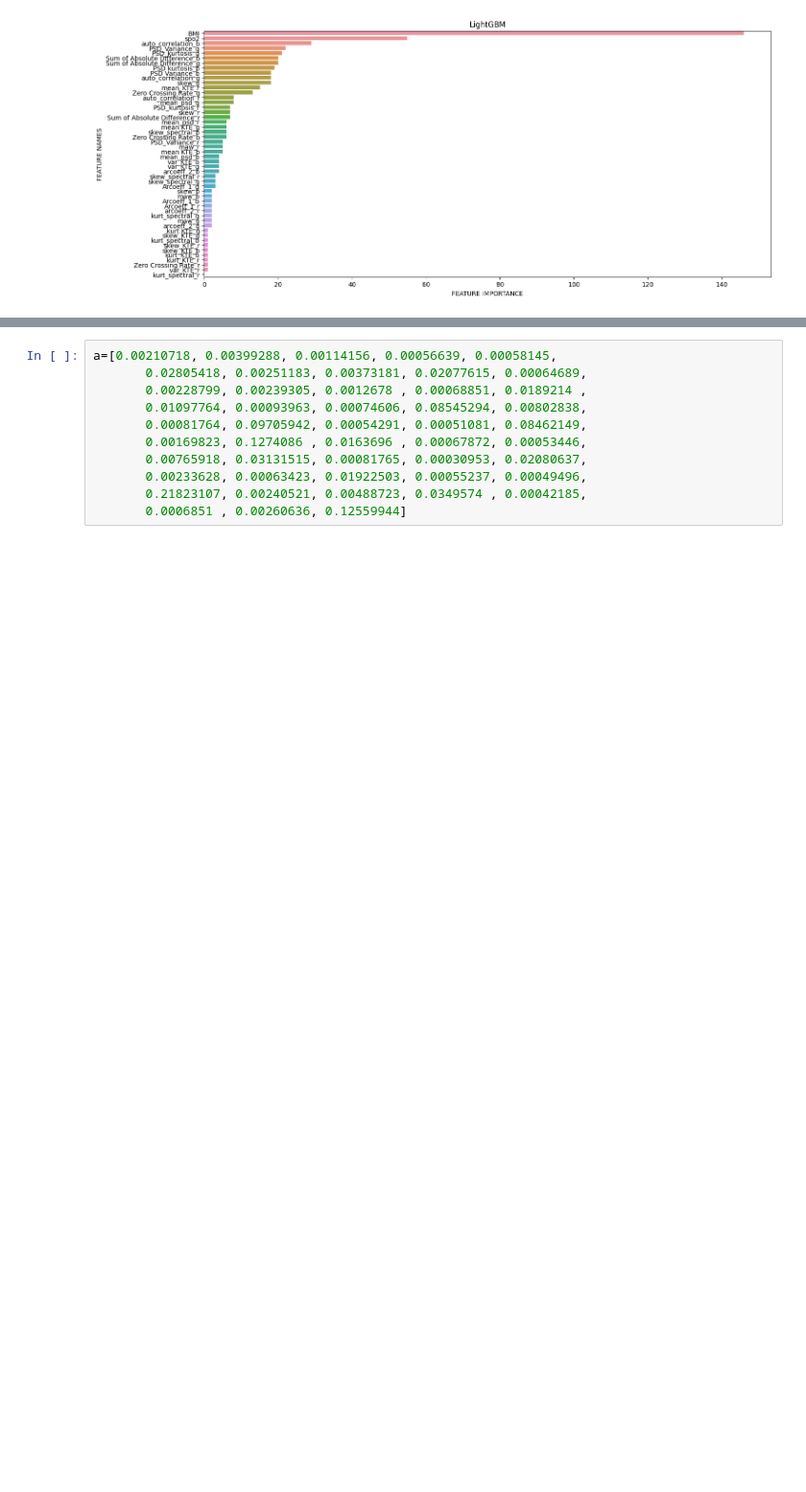
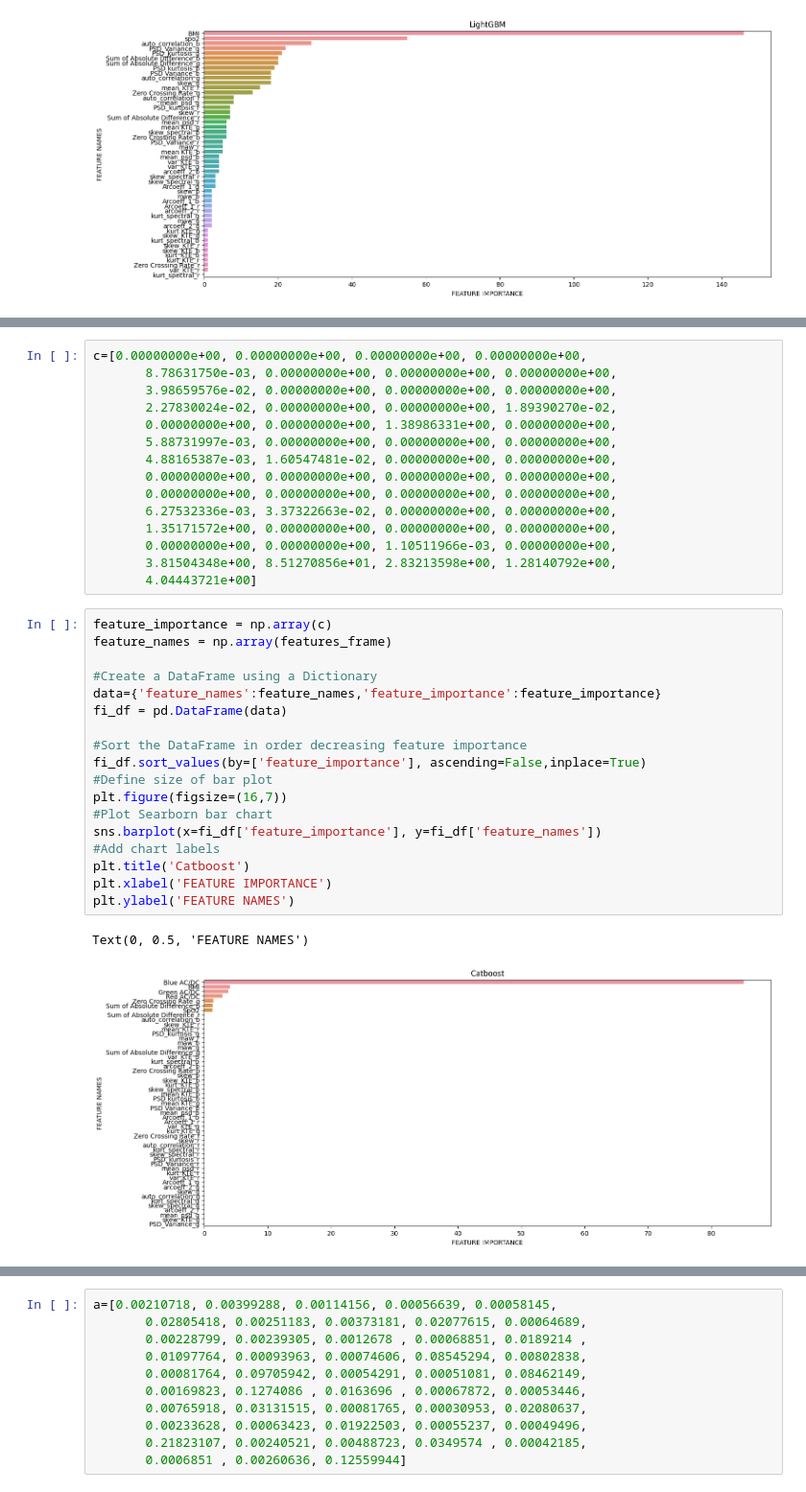
Before and after one commit to shamasatter/Estimating-HbA1c-from-PPG-using-ML, a Jupyter notebook: AC_DC_plot.ipynb, the cells around one changed output, grey strips where cells are left out. Shown at 96% size. Saved outputs shown, nothing was run; the diff lists cells and outputs as text; blank space fills up the shorter version.

```diff
--- a/AC_DC_plot.ipynb
+++ b/AC_DC_plot.ipynb
@@ -1277,0 +1370,36 @@ Text(0, 0.5, 'FEATURE NAMES')
+# %%
+c=[0.00000000e+00, 0.00000000e+00, 0.00000000e+00, 0.00000000e+00,
+       8.78631750e-03, 0.00000000e+00, 0.00000000e+00, 0.00000000e+00,
+       3.98659576e-02, 0.00000000e+00, 0.00000000e+00, 0.00000000e+00,
+       2.27830024e-02, 0.00000000e+00, 0.00000000e+00, 1.89390270e-02,
+       0.00000000e+00, 0.00000000e+00, 1.38986331e+00, 0.00000000e+00,
+       5.88731997e-03, 0.00000000e+00, 0.00000000e+00, 0.00000000e+00,
+       4.88165387e-03, 1.60547481e-02, 0.00000000e+00, 0.00000000e+00,
+       0.00000000e+00, 0.00000000e+00, 0.00000000e+00, 0.00000000e+00,
+       0.00000000e+00, 0.00000000e+00, 0.00000000e+00, 0.00000000e+00,
+       6.27532336e-03, 3.37322663e-02, 0.00000000e+00, 0.00000000e+00,
+       1.35171572e+00, 0.00000000e+00, 0.00000000e+00, 0.00000000e+00,
+       0.00000000e+00, 0.00000000e+00, 1.10511966e-03, 0.00000000e+00,
+       3.81504348e+00, 8.51270856e+01, 2.83213598e+00, 1.28140792e+00,
+       4.04443721e+00]
+# %%
+feature_importance = np.array(c)
+feature_names = np.array(features_frame)
+
+#Create a DataFrame using a Dictionary
+data={'feature_names':feature_names,'feature_importance':feature_importance}
+fi_df = pd.DataFrame(data)
+
+#Sort the DataFrame in order decreasing feature importance
+fi_df.sort_values(by=['feature_importance'], ascending=False,inplace=True)
+#Define size of bar plot
+plt.figure(figsize=(16,7))
+#Plot Searborn bar chart
+sns.barplot(x=fi_df['feature_importance'], y=fi_df['feature_names'])
+#Add chart labels
+plt.title('Catboost')
+plt.xlabel('FEATURE IMPORTANCE')
+plt.ylabel('FEATURE NAMES')
+# %% [output]
+Text(0, 0.5, 'FEATURE NAMES')
+[figure, added]
```
Also changed, not shown: parts of 10 cells of this notebook, 4 other files.
